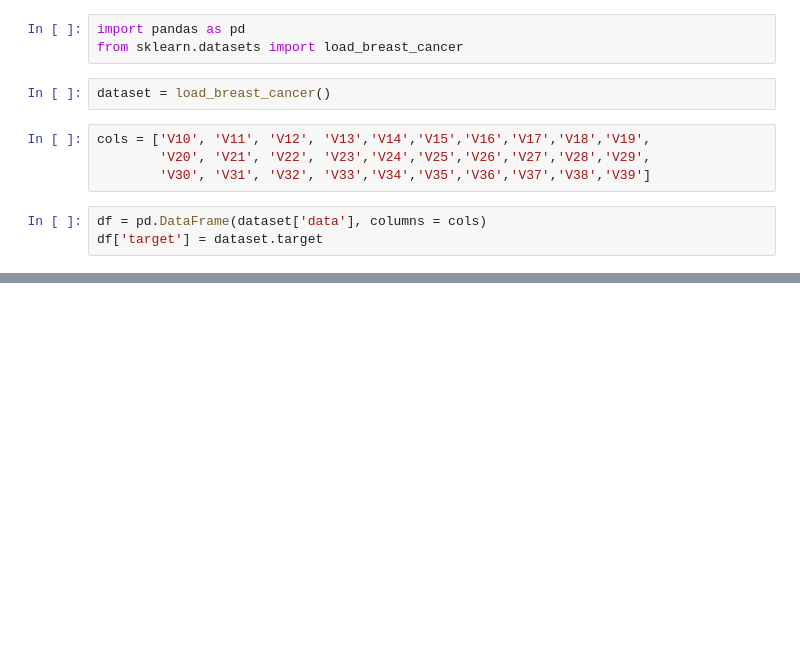
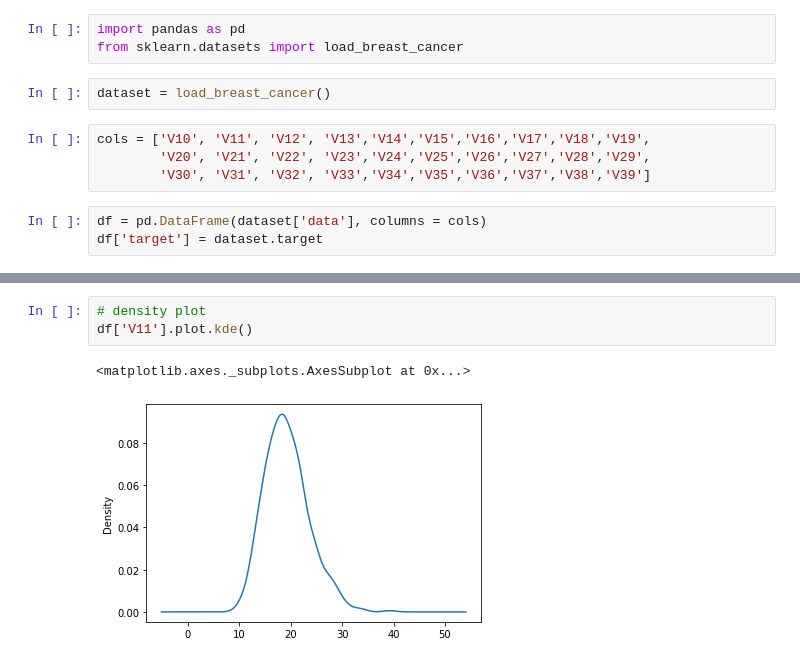
Before and after one commit to d-smith/ml-speciality-notes, a Jupyter notebook: 02-elements-of-data-science/data-stats.ipynb, the cells around one changed output, grey strips where cells are left out. Saved outputs shown, nothing was run; the diff lists cells and outputs as text; blank space fills up the shorter version.

Commit message:
added plots to data sats book

```diff
--- a/02-elements-of-data-science/data-stats.ipynb
+++ b/02-elements-of-data-science/data-stats.ipynb
@@ -24,0 +66,6 @@ df['target'].value_counts()
+# %%
+# density plot
+df['V11'].plot.kde()
+# %% [output]
+<matplotlib.axes._subplots.AxesSubplot at 0x...>
+[figure, added]
```
Also changed, not shown: parts of 10 cells of this notebook.
